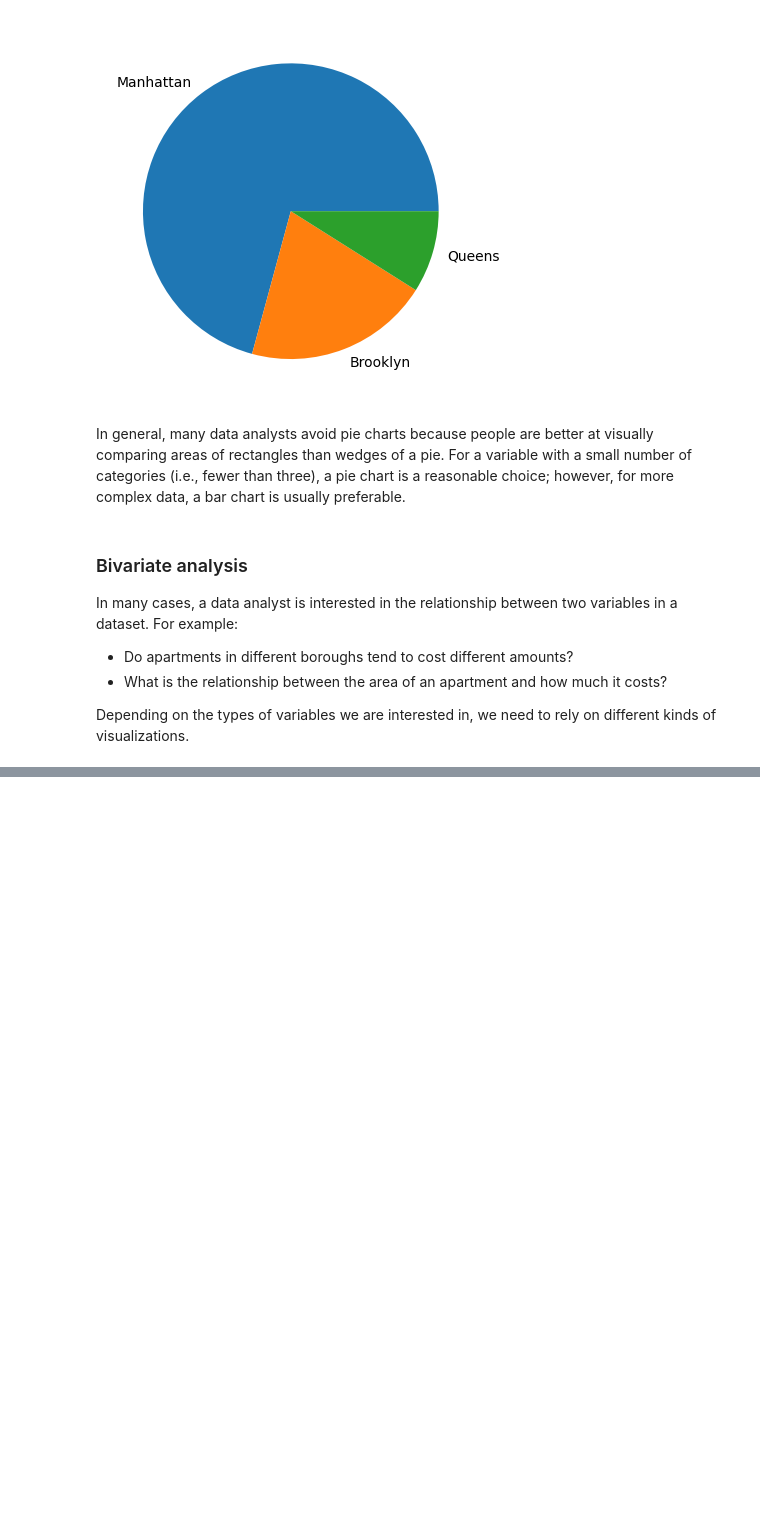
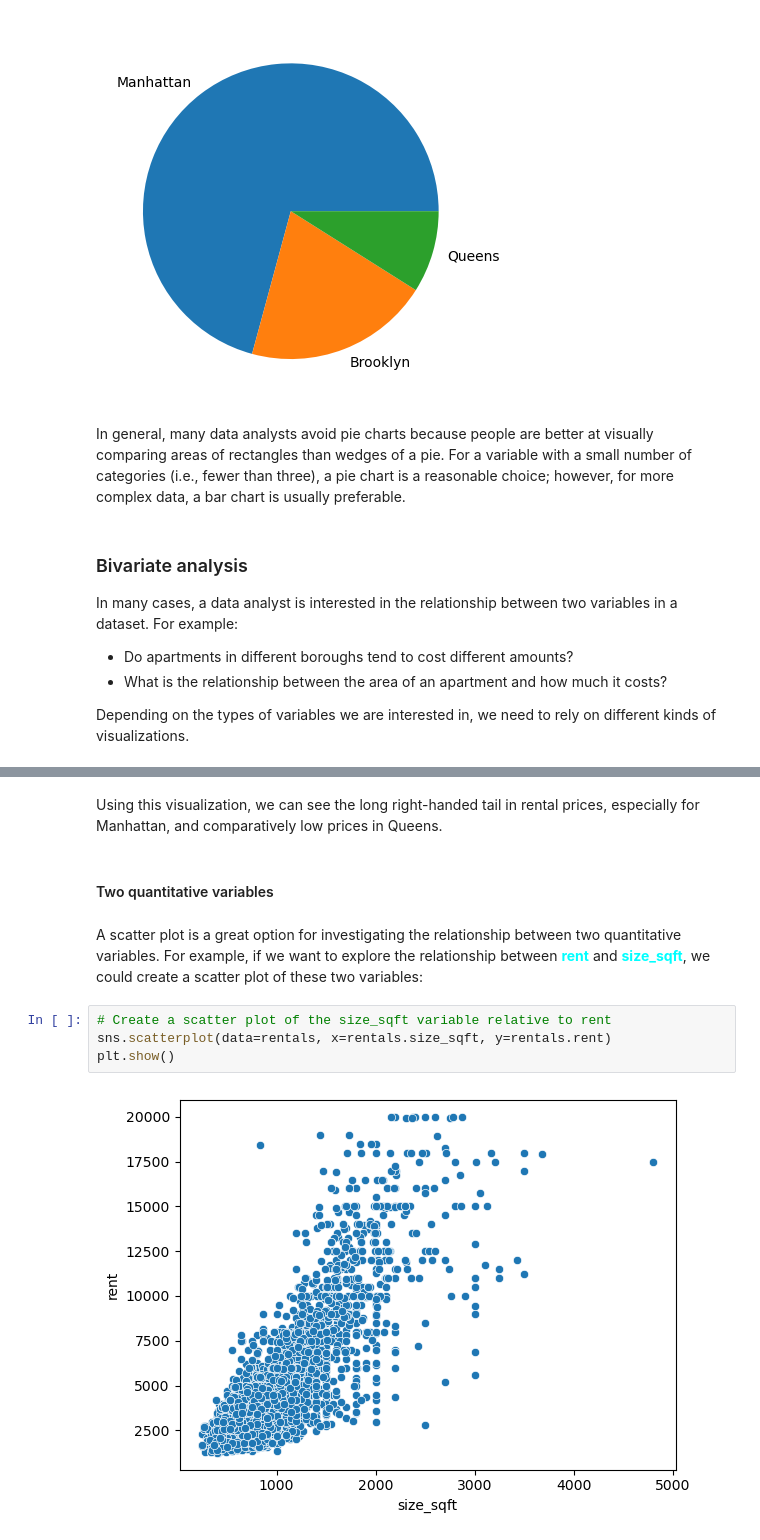
Before and after one commit to oldoc63/learningDS, a Jupyter notebook: exploreByVisual/exploreByVis.ipynb, the cells around one changed output, grey strips where cells are left out. Saved outputs shown, nothing was run; the diff lists cells and outputs as text; blank space fills up the shorter version.

```diff
--- a/exploreByVisual/exploreByVis.ipynb
+++ b/exploreByVisual/exploreByVis.ipynb
@@ -102,0 +125,12 @@ Depending on the types of variables we are interested in, we need to rely on dif
+# %% [markdown]
+Using this visualization, we can see the long right-handed tail in rental prices, especially for Manhattan, and comparatively low prices in Queens.
+# %% [markdown]
+#### Two quantitative variables
+# %% [markdown]
+A scatter plot is a great option for investigating the relationship between two quantitative variables. For example, if we want to explore the relationship between <span style="color:aqua">**rent**</span> and <span style="color:aqua">**size_sqft**</span>, we could create a scatter plot of these two variables:
+# %%
+# Create a scatter plot of the size_sqft variable relative to rent
+sns.scatterplot(data=rentals, x=rentals.size_sqft, y=rentals.rent)
+plt.show()
+# %% [output]
+[figure, added]
```
Also changed, not shown: parts of 12 cells of this notebook.
